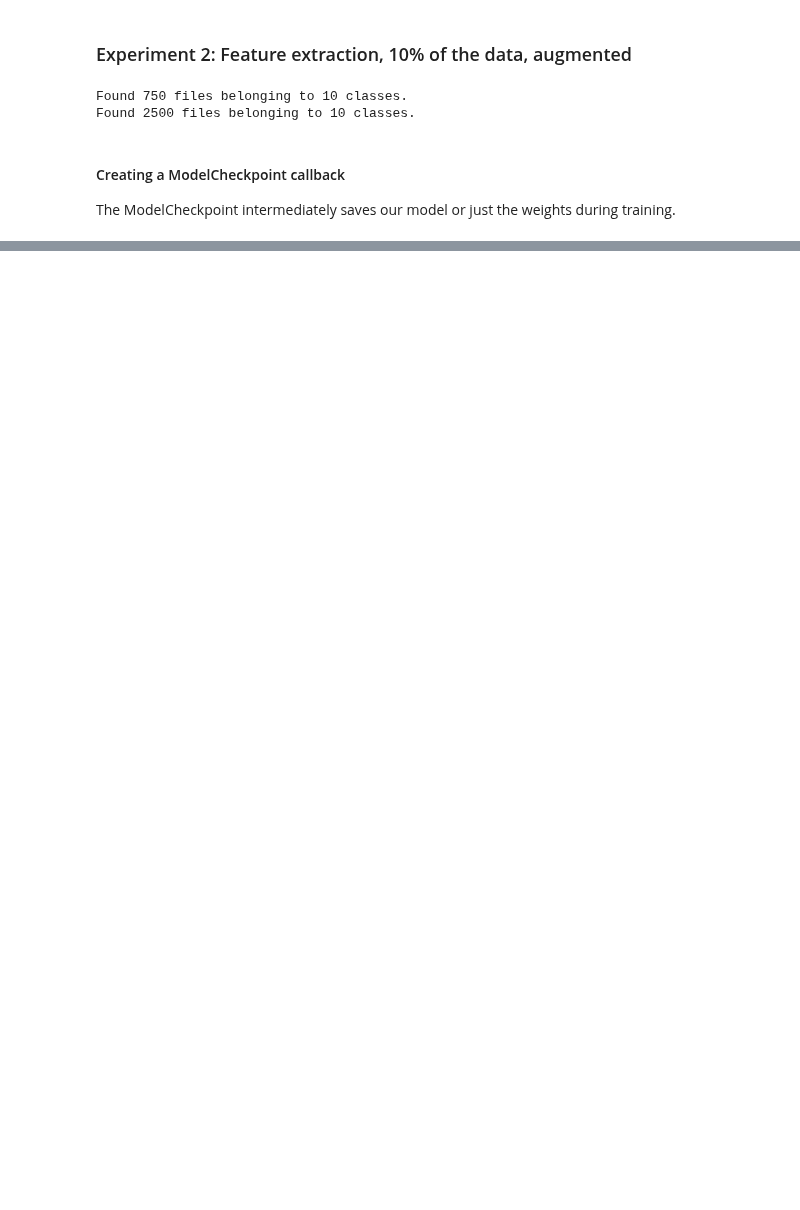
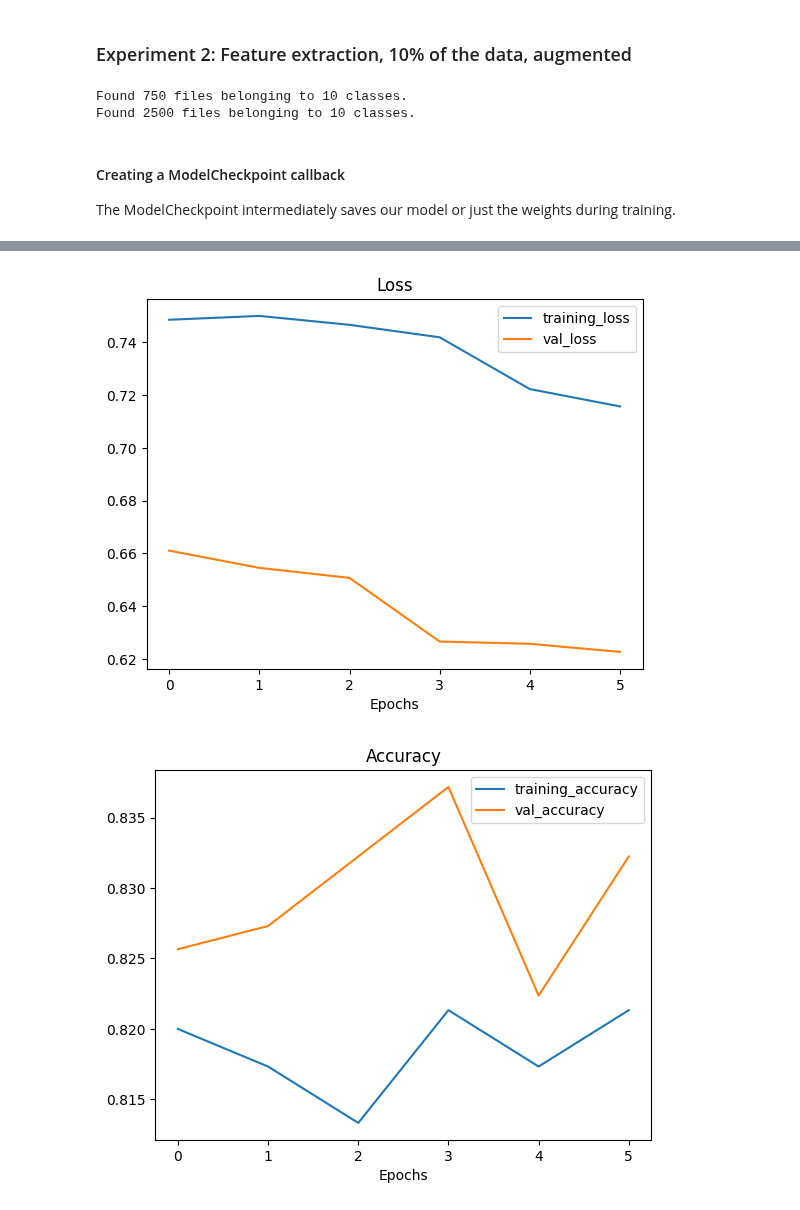
Before and after one commit to kacper-dobrow/tensorflow-course, a Jupyter notebook: 05_transfer_learning_in_tensorflow_part_2_fine_tuning.ipynb, the cells around one changed output, grey strips where cells are left out. Drawn from its saved outputs; the diff is of its cells as text; code cells hidden in the pictures; blank space fills up the shorter version.

```diff
--- a/05_transfer_learning_in_tensorflow_part_2_fine_tuning.ipynb
+++ b/05_transfer_learning_in_tensorflow_part_2_fine_tuning.ipynb
@@ -544,0 +648,5 @@ Epoch 5/5
+# %%
+# Everytime you change a model parameter, you have to recompile
+model_2.compile(optimizer=tf.keras.optimizers.Adam(learning_rate=0.0001), # Learning rate lowered tenfold to make sure we don't change the trainable parameters too much
+                loss="categorical_crossentropy",
+                metrics=["accuracy"])
@@ -544,0 +683,13 @@ Epoch 5/5
+# %%
+# Fine tune for another 5 epochs
+fine_tune_epochs = initial_epochs + 5
+
+# Refit the model, the same as model 2 but with more trainable layers
+history_3 = model_2.fit(train_data_10_percent,
+                        epochs=fine_tune_epochs,
+                        steps_per_epoch=len(train_data_10_percent),
+                        validation_data=test_data,
+                        validation_steps=int(0.25 * len(test_data)),
+                        initial_epoch=history_2.epoch[-1], # start training from previous last epoch
+                        callbacks=[create_tensorboard_callback(dir_name="transfer_learning",
+                                                               experiment_name="model_3")])
@@ -544,0 +715,5 @@ Epoch 5/5
+# %%
+plot_loss_curves(history_3)
+# %% [output]
+[figure, added]
+[figure, added]
```
Also changed, not shown: parts of 52 cells of this notebook.
